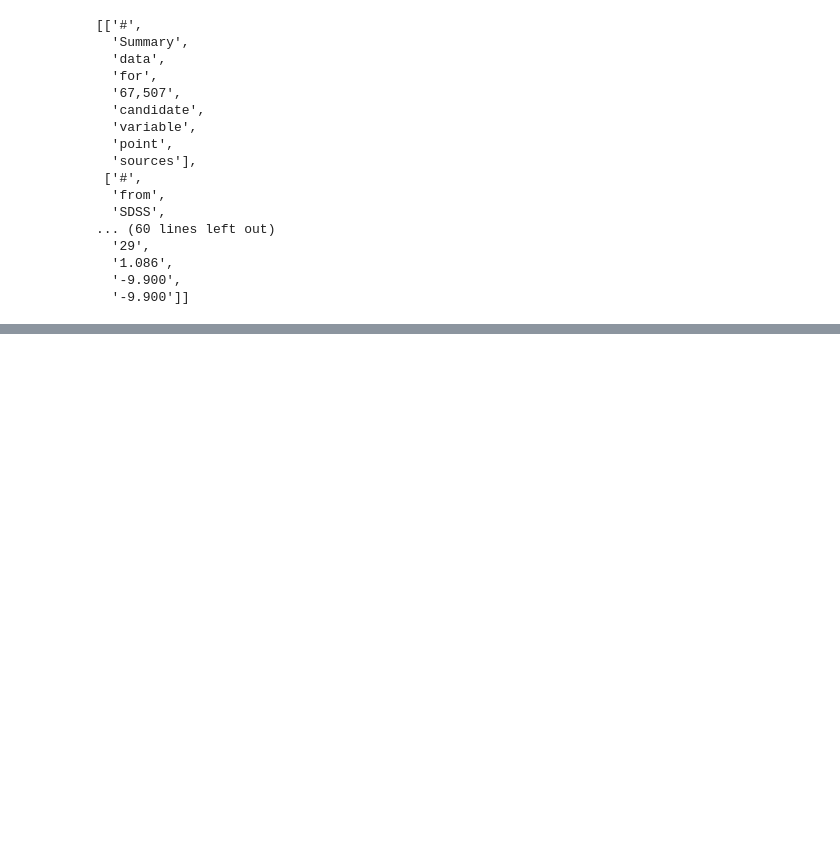
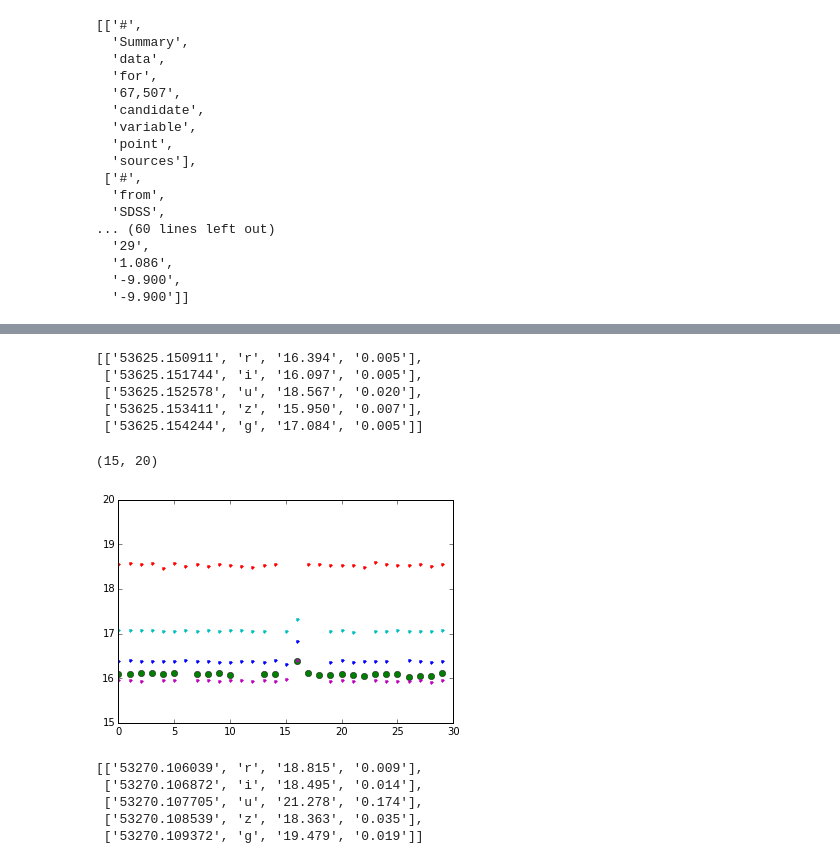
Before and after one commit to rahulporuri/astro_data_projects, a Jupyter notebook: variable_stars/variable_stars.ipynb, the cells around one changed output, grey strips where cells are left out. Drawn from its saved outputs; the diff is of its cells as text; code cells hidden in the pictures; blank space fills up the shorter version.

```diff
--- a/variable_stars/variable_stars.ipynb
+++ b/variable_stars/variable_stars.ipynb
@@ -77,0 +145,41 @@ temp[:10]
+# %%
+fl = [line.split() for line in open('LC_5605255.dat')]
+rlist, ilist, ulist, zlist, glist = [], [], [], [], []
+for i in range(len(fl)/5):
+    rlist.append(fl[0+5*i][2])
+    ilist.append(fl[1+5*i][2])
+    ulist.append(fl[2+5*i][2])
+    zlist.append(fl[3+5*i][2])
+    glist.append(fl[4+5*i][2])
+# %%
+fl[0:5]
+# %% [output]
+[['53625.150911', 'r', '16.394', '0.005'],
+ ['53625.151744', 'i', '16.097', '0.005'],
+ ['53625.152578', 'u', '18.567', '0.020'],
+ ['53625.153411', 'z', '15.950', '0.007'],
+ ['53625.154244', 'g', '17.084', '0.005']]
+# %%
+plt.plot(rlist,'.',ilist,'o',ulist, '.', glist, '.', zlist, '.')
+plt.ylim([15,20])
+# %% [output]
+(15, 20)
+[figure, added]
+# %%
+fl = [line.split() for line in open('LC_6374150.dat')]
+rlist, ilist, ulist, zlist, glist = [], [], [], [], []
+for i in range(len(fl)/5):
+    rlist.append(fl[0+5*i][2])
+    ilist.append(fl[1+5*i][2])
+    ulist.append(fl[2+5*i][2])
+    zlist.append(fl[3+5*i][2])
+    glist.append(fl[4+5*i][2])
+#plt.hold()
+#plt.ylim([18,22])
+fl[0:5]
+# %% [output]
+[['53270.106039', 'r', '18.815', '0.009'],
+ ['53270.106872', 'i', '18.495', '0.014'],
+ ['53270.107705', 'u', '21.278', '0.174'],
+ ['53270.108539', 'z', '18.363', '0.035'],
+ ['53270.109372', 'g', '19.479', '0.019']]
```
Also changed, not shown: parts of 20 cells of this notebook, 4 other files.
